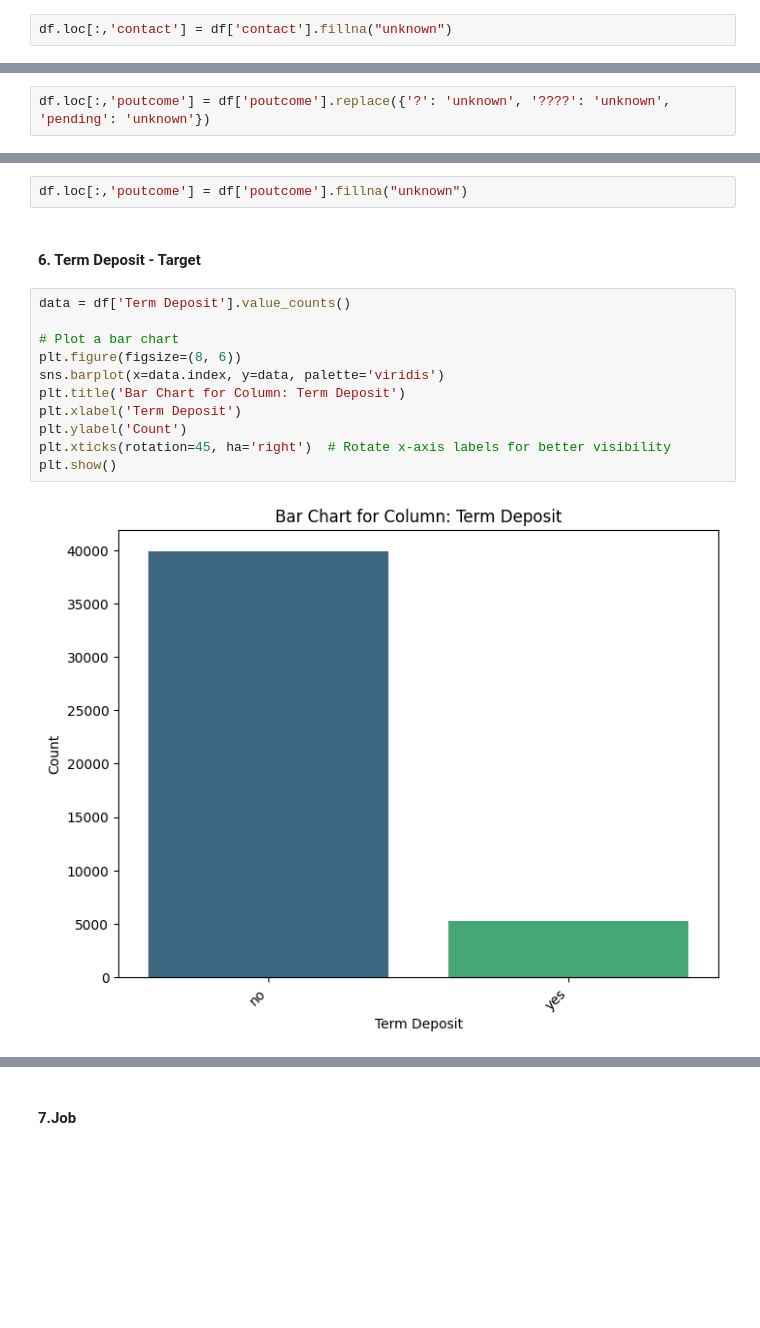
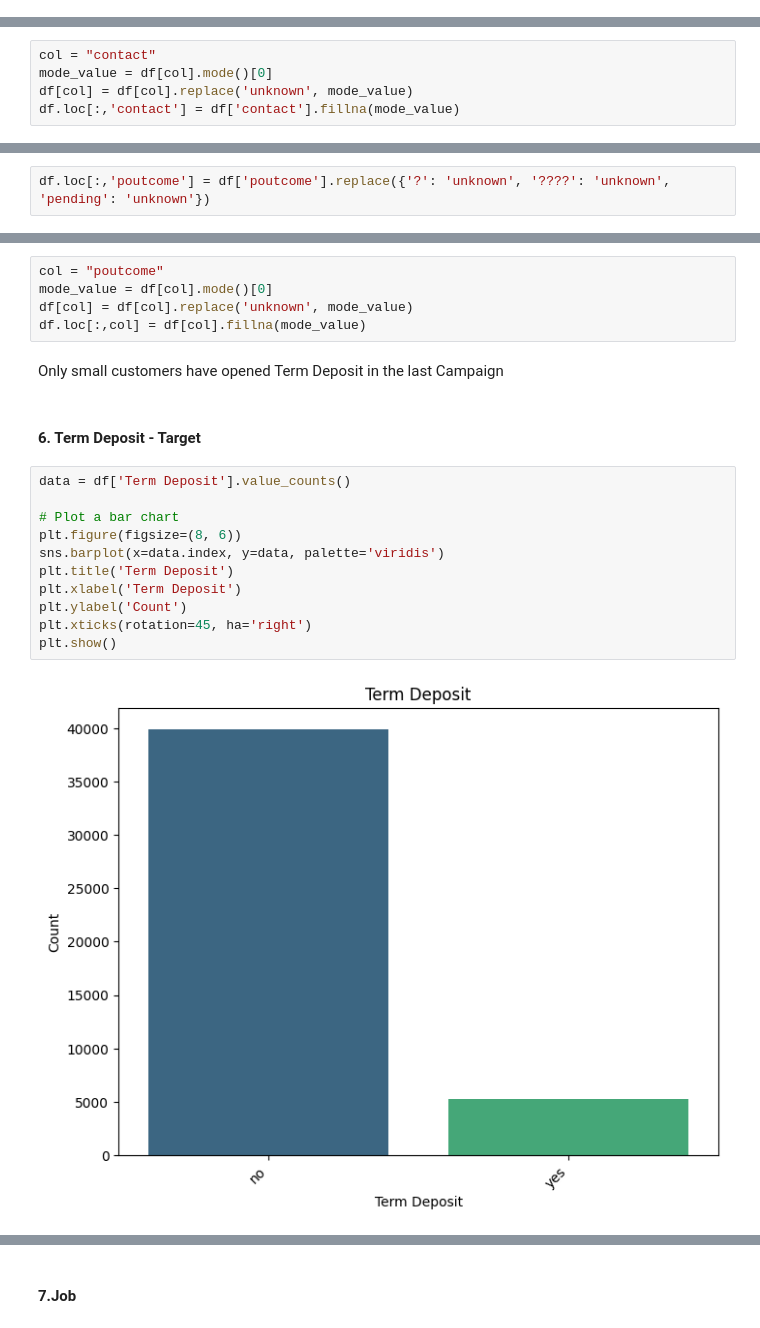
Before and after one commit to amirtha19/Customer-prediction-with-MLOps, a Jupyter notebook: assignment.ipynb, the cells around one changed output, grey strips where cells are left out. Drawn from its saved outputs; the diff is of its cells as text; blank space fills up the shorter version.

```diff
--- a/assignment.ipynb
+++ b/assignment.ipynb
@@ -213,2 +226,0 @@ There are null values. Lets set them to unknown
-# %%
-df.loc[:,'contact'] = df['contact'].fillna("unknown")
@@ -215,3 +229,8 @@ df.loc[:,'contact'] = df['contact'].fillna("unknown")
+# %%
+col = "contact"
+mode_value = df[col].mode()[0]
+df[col] = df[col].replace('unknown', mode_value)
+df.loc[:,'contact'] = df['contact'].fillna(mode_value)
 # %% [markdown]
 #### 5. Poutcome
 # %%
@@ -244,17 +263,22 @@ plt.show()
-# %%
-df.loc[:,'poutcome'] = df['poutcome'].fillna("unknown")
+# %%
+col = "poutcome"
+mode_value = df[col].mode()[0]
+df[col] = df[col].replace('unknown', mode_value)
+df.loc[:,col] = df[col].fillna(mode_value)
+# %% [markdown]
+Only small customers have opened Term Deposit in the last Campaign
 # %% [markdown]
 #### 6. Term Deposit - Target
 # %%
 data = df['Term Deposit'].value_counts()
 
 # Plot a bar chart
 plt.figure(figsize=(8, 6))
 sns.barplot(x=data.index, y=data, palette='viridis')
-plt.title('Bar Chart for Column: Term Deposit')
+plt.title('Term Deposit')
 plt.xlabel('Term Deposit')
 plt.ylabel('Count')
-plt.xticks(rotation=45, ha='right')  # Rotate x-axis labels for better visibility
+plt.xticks(rotation=45, ha='right')
 plt.show()
 # %% [output]
-[figure, old version]
+[figure, new version]
```
Also changed, not shown: parts of 96 cells of this notebook.
